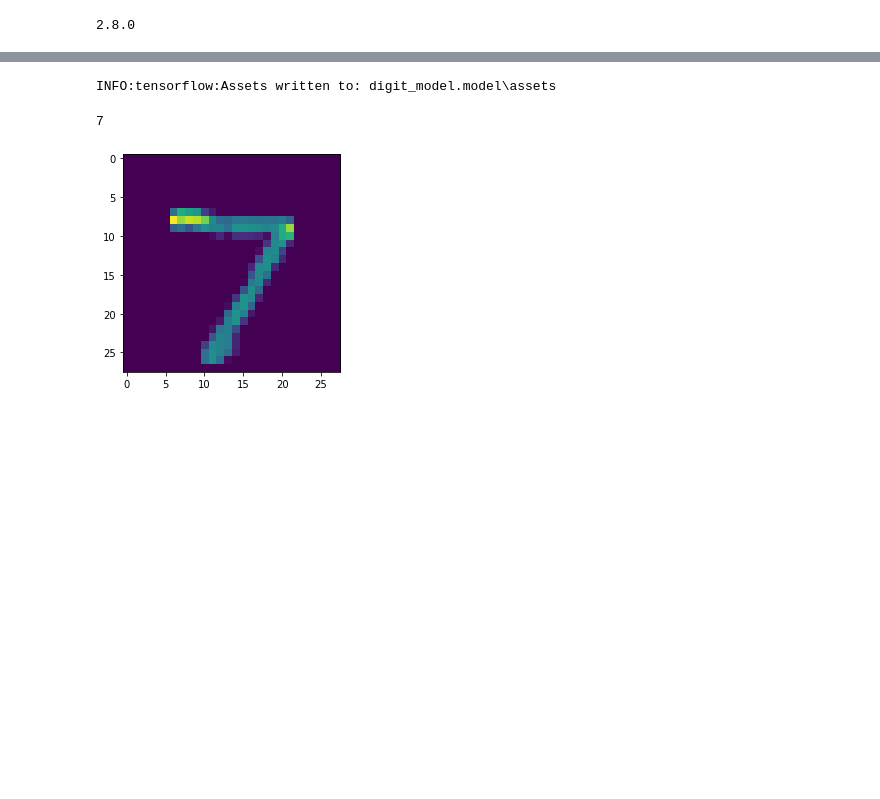
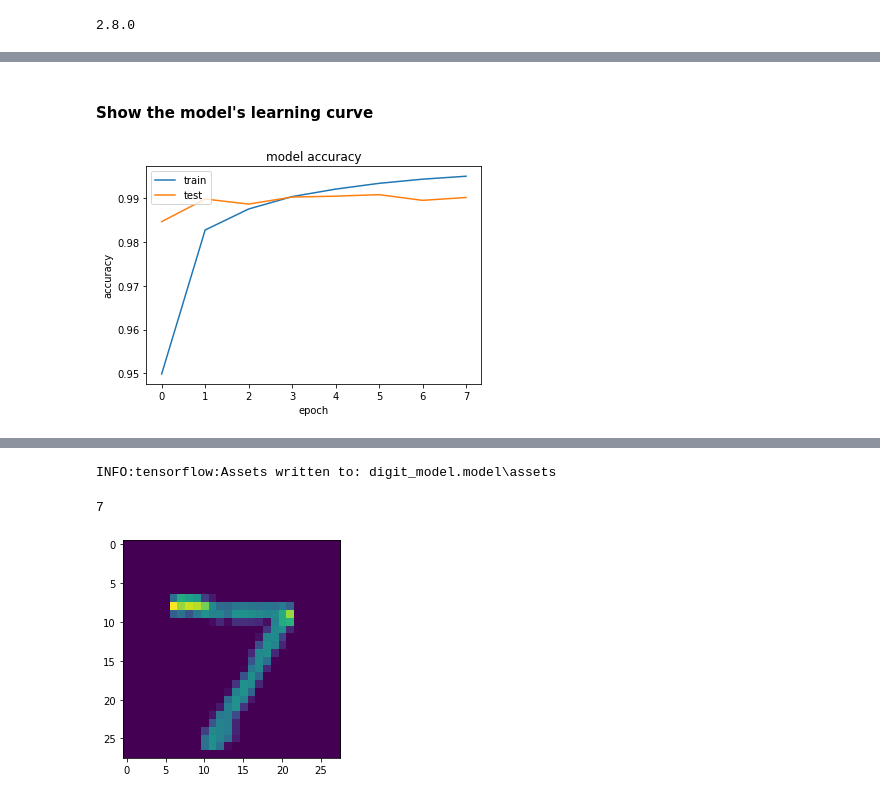
Before and after one commit to Denis-Lima/digit_recognizer_ml, a Jupyter notebook: digit_recognizer.ipynb, the cells around one changed output, grey strips where cells are left out. Saved outputs shown, nothing was run; the diff lists cells and outputs as text; code cells hidden in the pictures; blank space fills up the shorter version.

```diff
--- a/digit_recognizer.ipynb
+++ b/digit_recognizer.ipynb
@@ -42,0 +40,24 @@ Epoch 3/3
+# %%
+def create_model():
+    model = tf.keras.models.Sequential()
+    # cnn
+    model.add(tf.keras.layers.Conv2D(filters=32, kernel_size=(3, 3), activation=tf.nn.relu, input_shape=(28, 28, 1)))
+    model.add(tf.keras.layers.MaxPool2D((2, 2)))
+
+    model.add(tf.keras.layers.Conv2D(filters=64, kernel_size=(3, 3), activation=tf.nn.relu))
+    model.add(tf.keras.layers.MaxPool2D((2, 2)))
+
+    # dense / classification
+    model.add(tf.keras.layers.Flatten())
+    model.add(tf.keras.layers.Dense(128, activation=tf.nn.relu))
+    model.add(tf.keras.layers.Dropout(0.2))
+    # 10 possible output (0, 1, 2...9)
+    model.add(tf.keras.layers.Dense(10, activation=tf.nn.softmax))
+
+    model.compile(optimizer='adam',
+                 loss='sparse_categorical_crossentropy',
+                 metrics=['accuracy'])
+    return model
+
+model = create_model()
+history = model.fit(x_train, y_train, epochs=8, validation_data=(x_test, y_test))
@@ -42,0 +81,12 @@ Epoch 3/3
+# %% [markdown]
+#### Show the model's learning curve
+# %%
+plt.plot(history.history['accuracy'])
+plt.plot(history.history['val_accuracy'])
+plt.title('model accuracy')
+plt.ylabel('accuracy')
+plt.xlabel('epoch')
+plt.legend(['train', 'test'], loc='upper left')
+plt.show()
+# %% [output]
+[figure, added]
```
Also changed, not shown: parts of 15 cells of this notebook, 6 other files.
